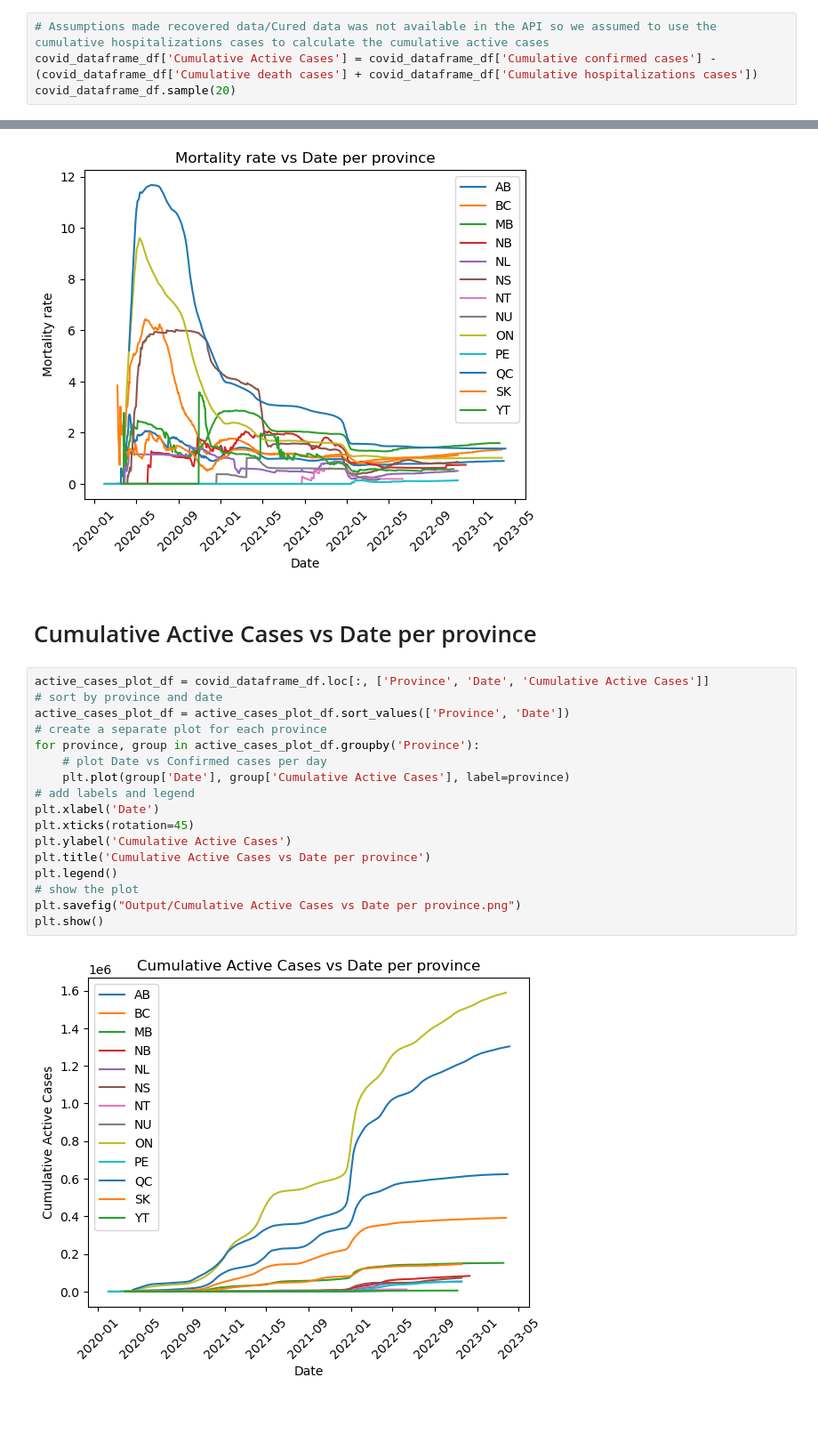
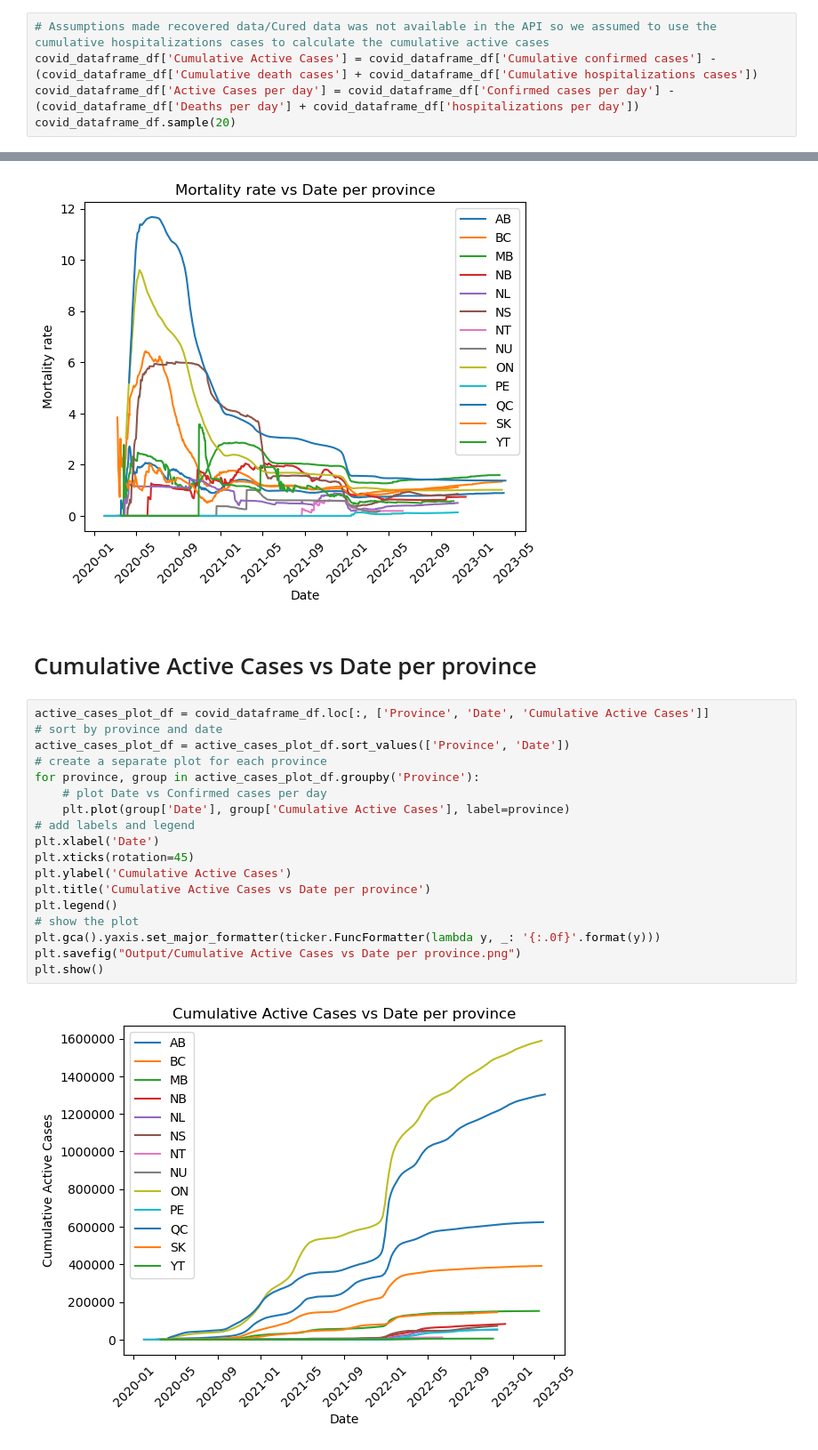
Before and after one commit to svafaeva93/Covid19AnalysisCanada, a Jupyter notebook: Data_extraction_API.ipynb, the cells around one changed output, grey strips where cells are left out. Shown at 89% size. Cells and saved outputs as stored; diff of their text form; blank space fills up the shorter version.

```diff
--- a/Data_extraction_API.ipynb
+++ b/Data_extraction_API.ipynb
@@ -240,6 +240,7 @@ Calculating Active Cases
 # %%
 # Assumptions made recovered data/Cured data was not available in the API so we assumed to use the cumulative hospitalizations cases to calculate the cumulative active cases
 covid_dataframe_df['Cumulative Active Cases'] = covid_dataframe_df['Cumulative confirmed cases'] - (covid_dataframe_df['Cumulative death cases'] + covid_dataframe_df['Cumulative hospitalizations cases'])
+covid_dataframe_df['Active Cases per day'] = covid_dataframe_df['Confirmed cases per day'] - (covid_dataframe_df['Deaths per day'] + covid_dataframe_df['hospitalizations per day'])
 covid_dataframe_df.sample(20)
 # %% [output]
 |  | Province | Date | Cumulative confirmed cases | Confirmed cases per day | Cumulative death cases | Deaths per day | ... |
@@ -470,24 +473,25 @@ plt.savefig("Output/Mortality rate vs Date per province.png")
 plt.show()
 # %% [output]
 [figure]
-# %% [markdown]
-# Cumulative Active Cases vs Date per province
+# %% [markdown]
+# Cumulative Active Cases vs Date per province
 # %%
 active_cases_plot_df = covid_dataframe_df.loc[:, ['Province', 'Date', 'Cumulative Active Cases']]
 # sort by province and date
 active_cases_plot_df = active_cases_plot_df.sort_values(['Province', 'Date'])
 # create a separate plot for each province
 for province, group in active_cases_plot_df.groupby('Province'):
     # plot Date vs Confirmed cases per day
     plt.plot(group['Date'], group['Cumulative Active Cases'], label=province)
 # add labels and legend
 plt.xlabel('Date')
 plt.xticks(rotation=45)
 plt.ylabel('Cumulative Active Cases')
 plt.title('Cumulative Active Cases vs Date per province')
 plt.legend()
 # show the plot
+plt.gca().yaxis.set_major_formatter(ticker.FuncFormatter(lambda y, _: '{:.0f}'.format(y)))
 plt.savefig("Output/Cumulative Active Cases vs Date per province.png")
 plt.show()
 # %% [output]
-[figure, old version]
+[figure, new version]
```
Also changed, not shown: parts of 10 cells of this notebook.
